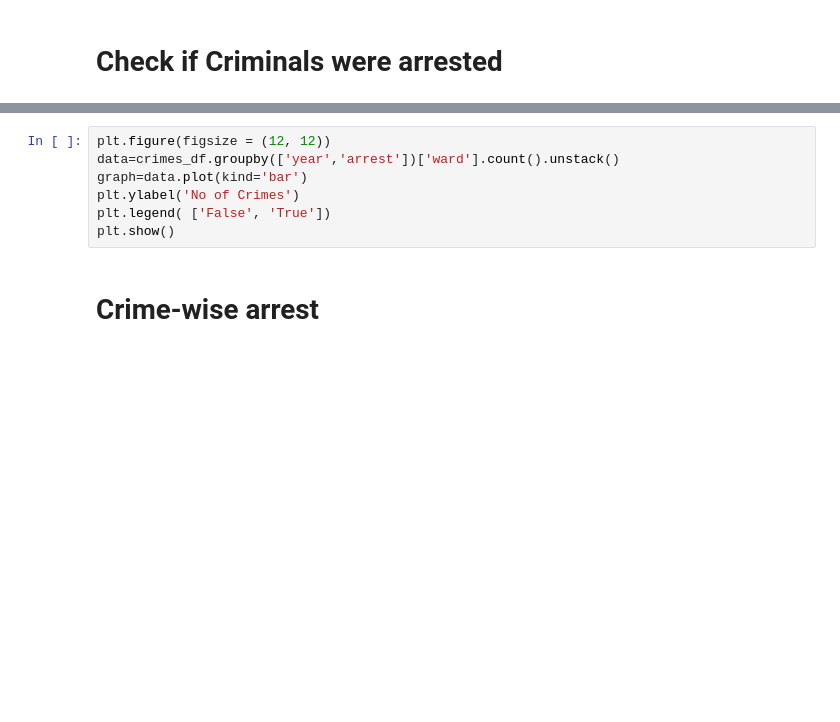
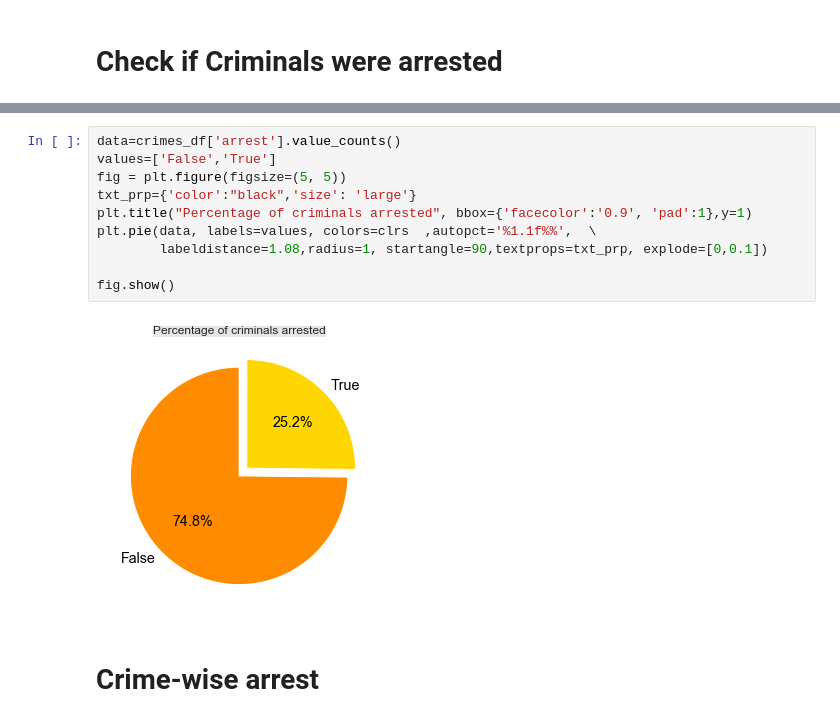
Before and after one commit to tejalvs/ChicagoCrimeAnalysis, a Jupyter notebook: Visualisations.ipynb, the cells around one changed output, grey strips where cells are left out. Drawn from its saved outputs; the diff is of its cells as text; blank space fills up the shorter version.

```diff
--- a/Visualisations.ipynb
+++ b/Visualisations.ipynb
@@ -219,10 +163,15 @@ crimes_df
-# %%
-plt.figure(figsize = (12, 12))
-data=crimes_df.groupby(['year','arrest'])['ward'].count().unstack()
-graph=data.plot(kind='bar')
-plt.ylabel('No of Crimes')
-plt.legend( ['False', 'True'])
-plt.show()
+# %%
+data=crimes_df['arrest'].value_counts()
+values=['False','True']
+fig = plt.figure(figsize=(5, 5))
+txt_prp={'color':"black",'size': 'large'}
+plt.title("Percentage of criminals arrested", bbox={'facecolor':'0.9', 'pad':1},y=1)
+plt.pie(data, labels=values, colors=clrs  ,autopct='%1.1f%%',  \
+        labeldistance=1.08,radius=1, startangle=90,textprops=txt_prp, explode=[0,0.1])
+
+fig.show()
+# %% [output]
+[figure, added]
 # %% [markdown]
 # Crime-wise arrest
 # %%
```
Also changed, not shown: parts of 11 cells of this notebook.
